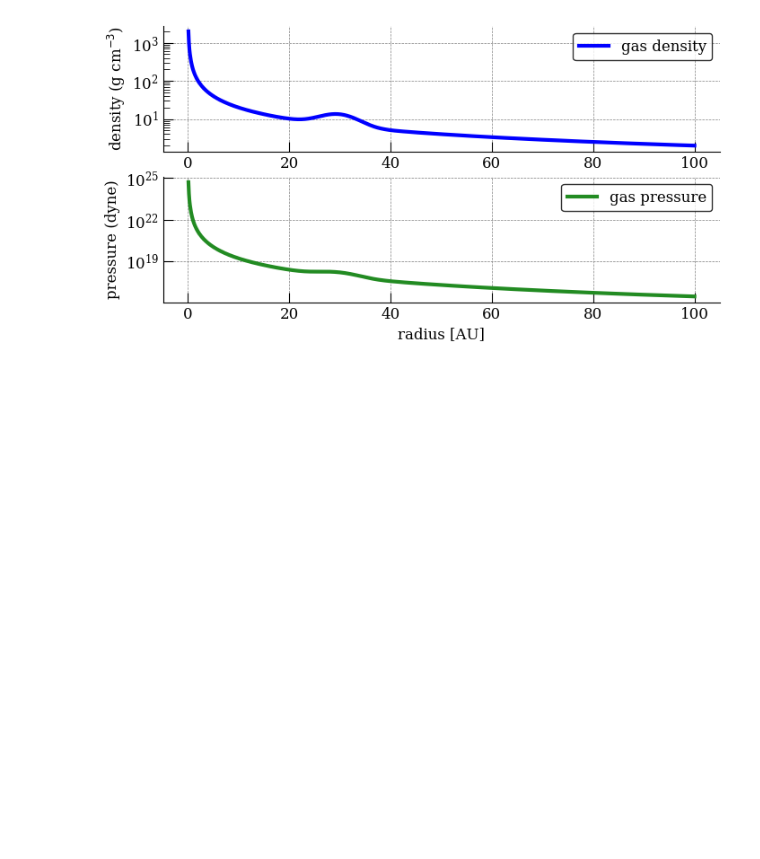
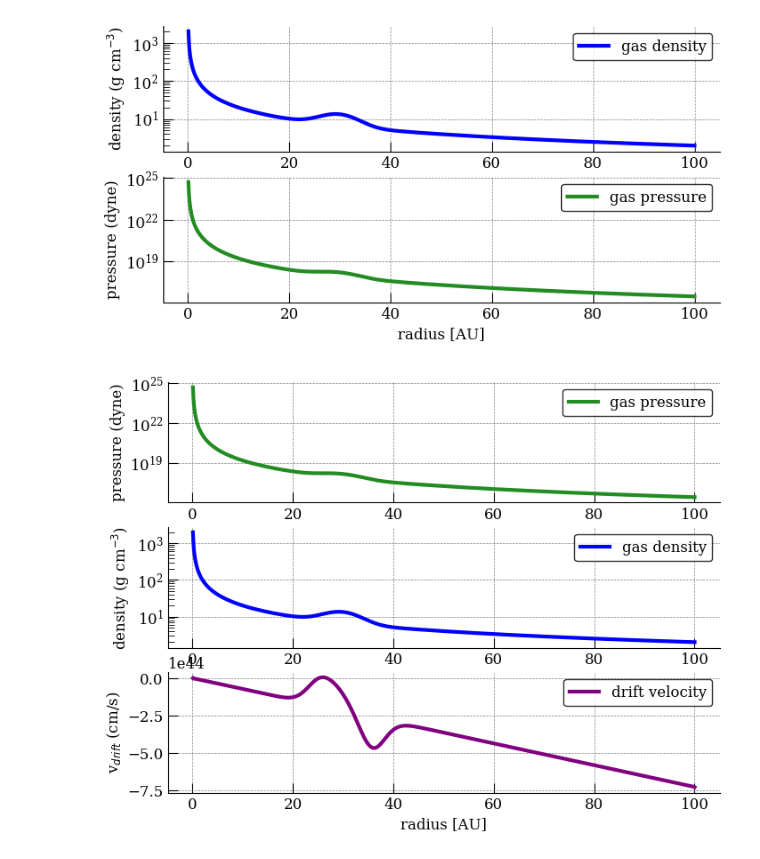
Before and after one commit to miranda-pikus/DustyDisk, a Jupyter notebook: ExampleTutorial.ipynb, the cells around one changed output. Cells and saved outputs as stored; diff of their text form; code cells hidden in the pictures; blank space fills up the shorter version.

```diff
--- a/ExampleTutorial.ipynb
+++ b/ExampleTutorial.ipynb
@@ -18,9 +18,10 @@ gas_temp = 280 # Kelvin, constant for now
 # other
 mugas = 2.34
 Mstar = 1 * Constants.Msun
+gsize = 1e-3 # cm grain size
 # %%
 # initialize the system to create a Grid class
-aGrid = Initialize_System(r, gas_density, gas_temp, mugas, Mstar)
+aGrid = Initialize_System(r, gas_density, gas_temp, mugas, Mstar, gsize)
 # %%
 # plot the temperature and gas pressure as a function of radius
 PlotQuantity(aGrid, ['Gas_Density', 'Gas_Pressure'])
@@ -28,5 +29,7 @@ PlotQuantity(aGrid, ['Gas_Density', 'Gas_Pressure'])
 [figure]
 # %%
 # for when vdrift is added
-#PlotQuantity(aGrid, ['Drift_Velocity'])
+PlotQuantity(aGrid, ['Gas_Pressure', 'Gas_Density', 'Drift_Velocity'])
+# %% [output]
+[figure, added]
 # %%
```
Also changed, not shown: parts of 2 cells of this notebook, 3 other files.
